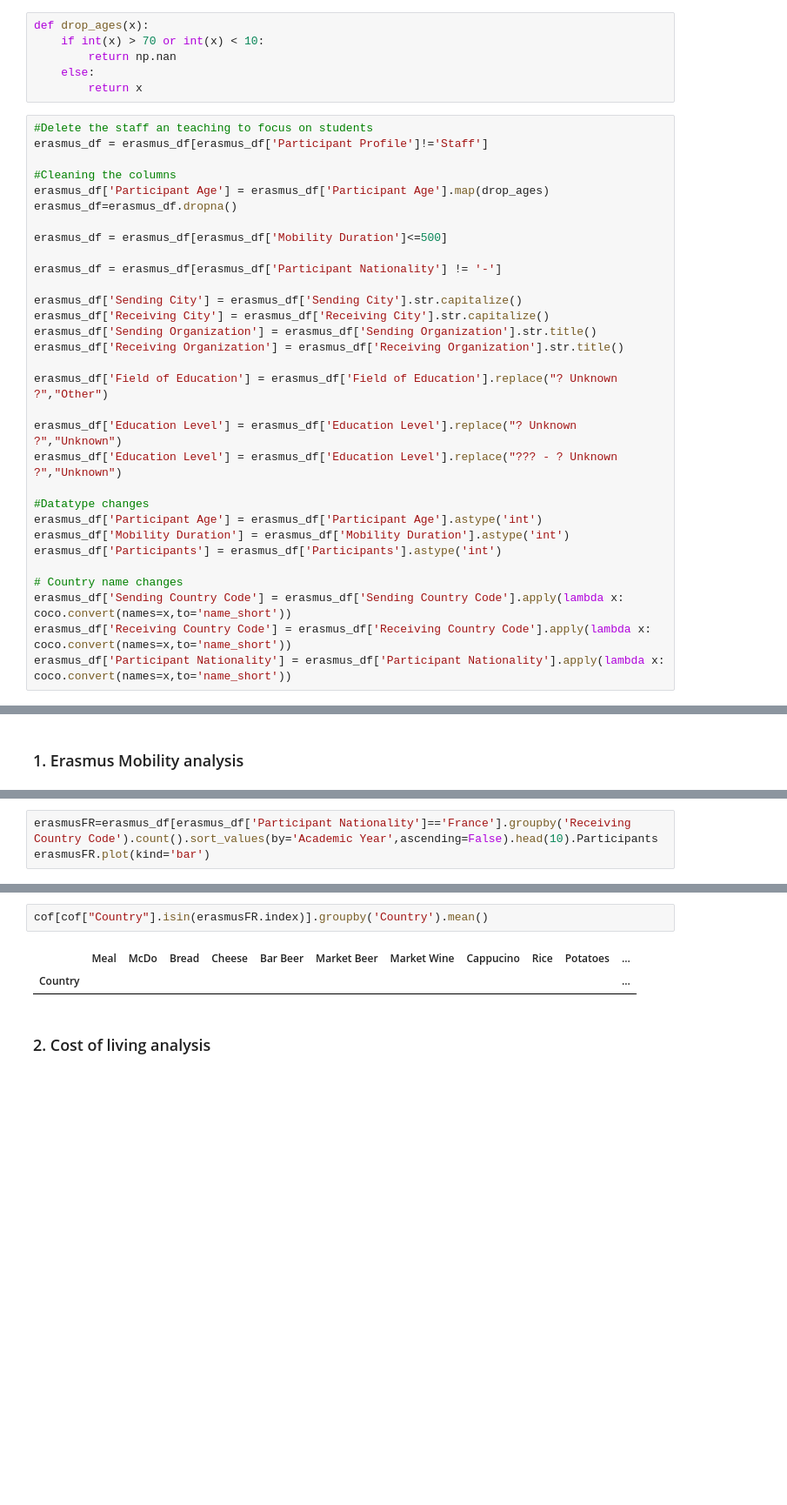
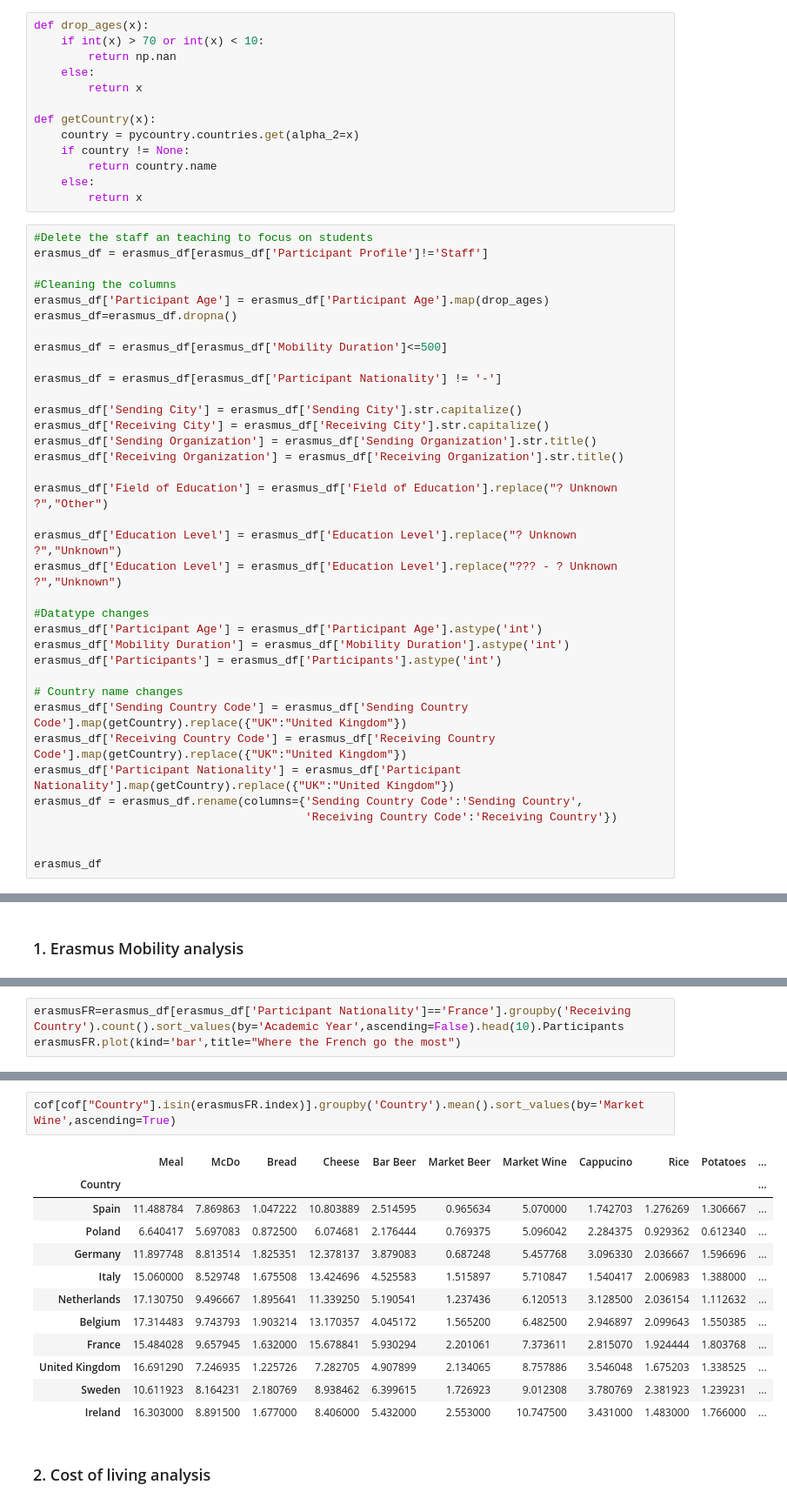
Before and after one commit to tatouti/DatabasePD, a Jupyter notebook: Erasmus_DataAnalysis.ipynb, the cells around one changed output, grey strips where cells are left out. Shown at 87% size. Cells and saved outputs as stored; diff of their text form; blank space fills up the shorter version.

```diff
--- a/Erasmus_DataAnalysis.ipynb
+++ b/Erasmus_DataAnalysis.ipynb
@@ -89,6 +77,13 @@ def drop_ages(x):
         return np.nan
     else:
         return x
+
+def getCountry(x):
+    country = pycountry.countries.get(alpha_2=x)
+    if country != None:
+        return country.name
+    else:
+        return x
 # %%
 #Delete the staff an teaching to focus on students
 erasmus_df = erasmus_df[erasmus_df['Participant Profile']!='Staff']
@@ -117,7 +112,12 @@ erasmus_df['Mobility Duration'] = erasmus_df['Mobility Duration'].astype('int')
 erasmus_df['Participants'] = erasmus_df['Participants'].astype('int')
 
 # Country name changes
-erasmus_df['Sending Country Code'] = erasmus_df['Sending Country Code'].apply(lambda x: coco.convert(names=x,to='name_short'))
-erasmus_df['Receiving Country Code'] = erasmus_df['Receiving Country Code'].apply(lambda x: coco.convert(names=x,to='name_short'))
-erasmus_df['Participant Nationality'] = erasmus_df['Participant Nationality'].apply(lambda x: coco.convert(names=x,to='name_short'))
+erasmus_df['Sending Country Code'] = erasmus_df['Sending Country Code'].map(getCountry).replace({"UK":"United Kingdom"})
+erasmus_df['Receiving Country Code'] = erasmus_df['Receiving Country Code'].map(getCountry).replace({"UK":"United Kingdom"})
+erasmus_df['Participant Nationality'] = erasmus_df['Participant Nationality'].map(getCountry).replace({"UK":"United Kingdom"})
+erasmus_df = erasmus_df.rename(columns={'Sending Country Code':'Sending Country',
+                                        'Receiving Country Code':'Receiving Country'})
+
+
+erasmus_df
 # %% [output]
@@ -432,6 +436,6 @@ axs[1, 1].set_title('Special Needs %')
 Text(0.5, 1.0, 'Special Needs %')
 [figure]
 # %%
-erasmusFR=erasmus_df[erasmus_df['Participant Nationality']=='France'].groupby('Receiving Country Code').count().sort_values(by='Academic Year',ascending=False).head(10).Participants
-erasmusFR.plot(kind='bar')
+erasmusFR=erasmus_df[erasmus_df['Participant Nationality']=='France'].groupby('Receiving Country').count().sort_values(by='Academic Year',ascending=False).head(10).Participants
+erasmusFR.plot(kind='bar',title="Where the French go the most")
 # %% [output]
@@ -440,8 +444,18 @@ Index(['ES', 'UK', 'DE', 'IE', 'IT', 'BE', 'FR', 'SE', 'NL', 'PL'], dtype='objec
 # %%
-cof[cof["Country"].isin(erasmusFR.index)].groupby('Country').mean()
+cof[cof["Country"].isin(erasmusFR.index)].groupby('Country').mean().sort_values(by='Market Wine',ascending=True)
 # %% [output]
 |  | Meal | McDo | Bread | Cheese | Bar Beer | Market Beer | Market Wine | Cappucino | Rice | Potatoes | ... |
 | Country |  |  |  |  |  |  |  |  |  |  | ... |
+| Spain | 11.488784 | 7.869863 | 1.047222 | 10.803889 | 2.514595 | 0.965634 | 5.070000 | 1.742703 | 1.276269 | 1.306667 | ... |
+| Poland | 6.640417 | 5.697083 | 0.872500 | 6.074681 | 2.176444 | 0.769375 | 5.096042 | 2.284375 | 0.929362 | 0.612340 | ... |
+| Germany | 11.897748 | 8.813514 | 1.825351 | 12.378137 | 3.879083 | 0.687248 | 5.457768 | 3.096330 | 2.036667 | 1.596696 | ... |
+| Italy | 15.060000 | 8.529748 | 1.675508 | 13.424696 | 4.525583 | 1.515897 | 5.710847 | 1.540417 | 2.006983 | 1.388000 | ... |
+| Netherlands | 17.130750 | 9.496667 | 1.895641 | 11.339250 | 5.190541 | 1.237436 | 6.120513 | 3.128500 | 2.036154 | 1.112632 | ... |
+| Belgium | 17.314483 | 9.743793 | 1.903214 | 13.170357 | 4.045172 | 1.565200 | 6.482500 | 2.946897 | 2.099643 | 1.550385 | ... |
+| France | 15.484028 | 9.657945 | 1.632000 | 15.678841 | 5.930294 | 2.201061 | 7.373611 | 2.815070 | 1.924444 | 1.803768 | ... |
+| United Kingdom | 16.691290 | 7.246935 | 1.225726 | 7.282705 | 4.907899 | 2.134065 | 8.757886 | 3.546048 | 1.675203 | 1.338525 | ... |
+| Sweden | 10.611923 | 8.164231 | 2.180769 | 8.938462 | 6.399615 | 1.726923 | 9.012308 | 3.780769 | 2.381923 | 1.239231 | ... |
+| Ireland | 16.303000 | 8.891500 | 1.677000 | 8.406000 | 5.432000 | 2.553000 | 10.747500 | 3.431000 | 1.483000 | 1.766000 | ... |
 # %% [markdown]
 ### 2. Cost of living analysis
 # %%
```
Also changed, not shown: parts of 19 cells of this notebook.
